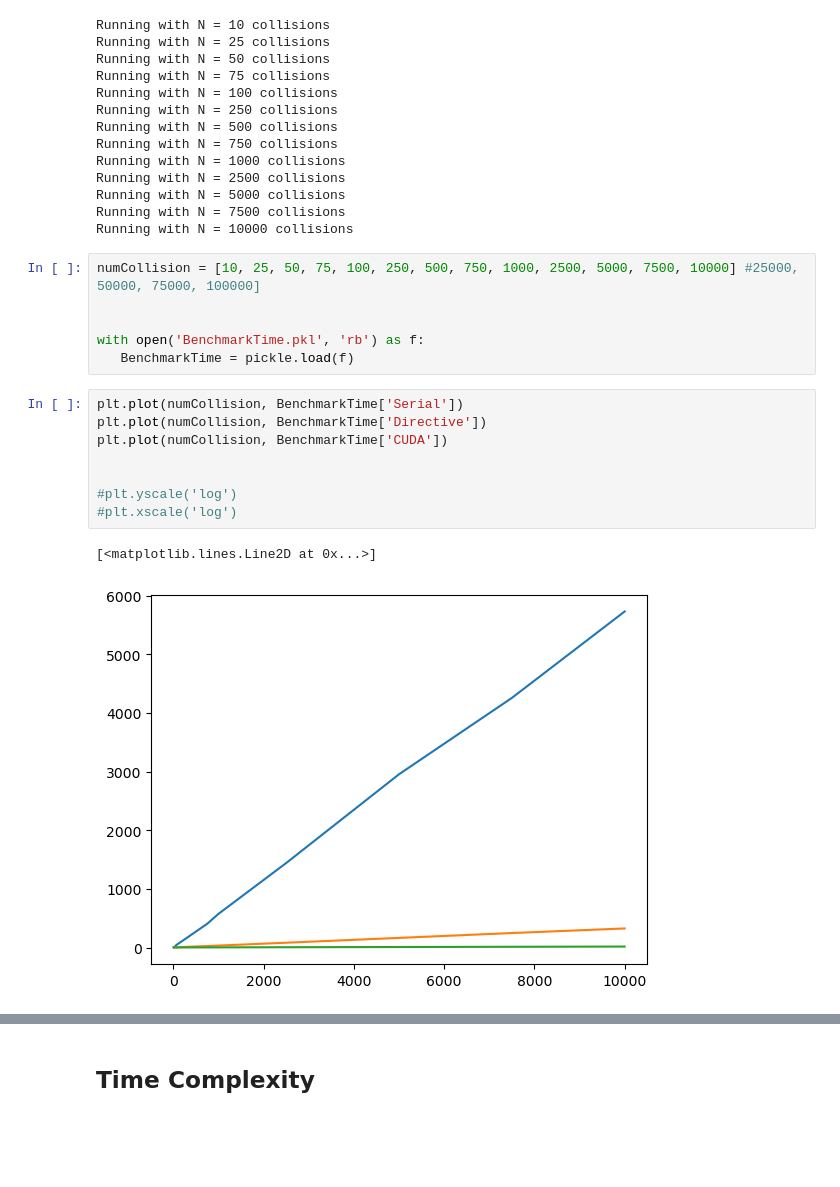
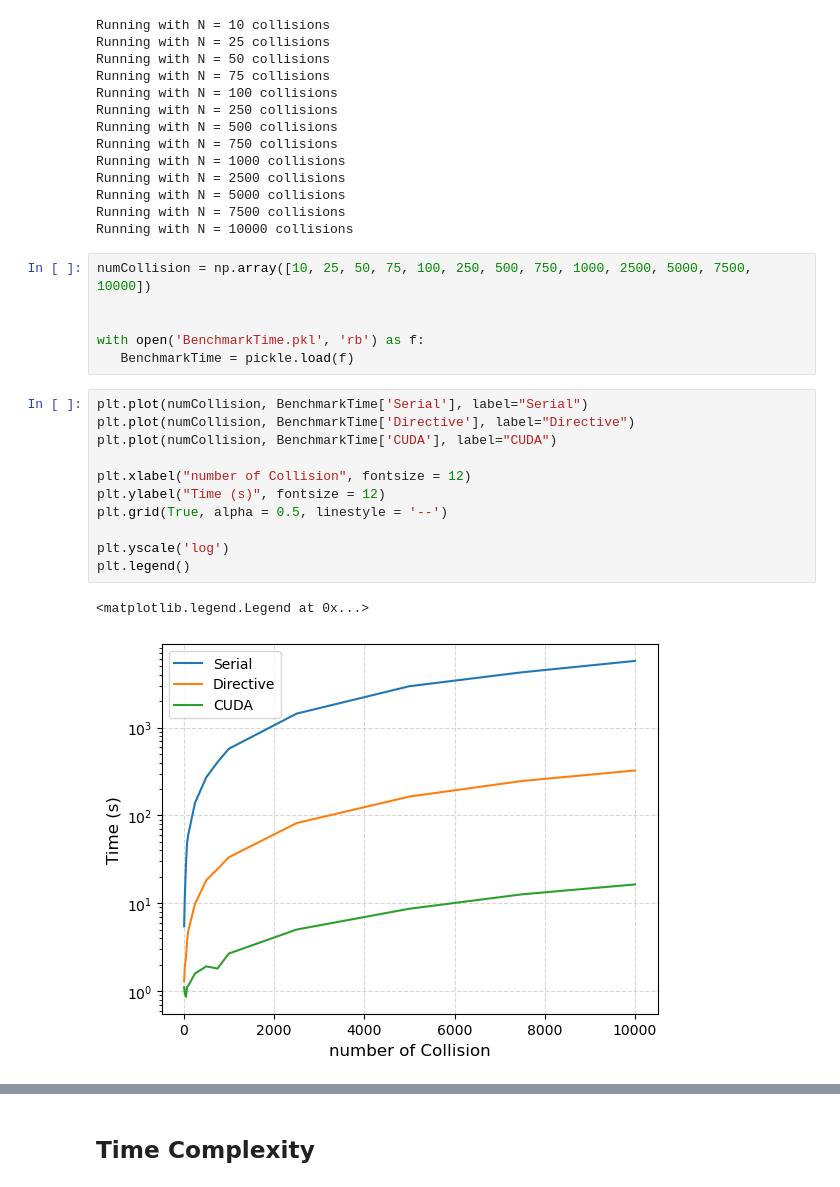
Before and after one commit to FrancescoLR02/JetClustering, a Jupyter notebook: Analysis.ipynb, the cells around one changed output, grey strips where cells are left out. Cells and saved outputs as stored; diff of their text form; blank space fills up the shorter version.

```diff
--- a/Analysis.ipynb
+++ b/Analysis.ipynb
@@ -291,19 +291,22 @@ Running with N = 5000 collisions
 Running with N = 7500 collisions
 Running with N = 10000 collisions
 # %%
-numCollision = [10, 25, 50, 75, 100, 250, 500, 750, 1000, 2500, 5000, 7500, 10000] #25000, 50000, 75000, 100000]
+numCollision = np.array([10, 25, 50, 75, 100, 250, 500, 750, 1000, 2500, 5000, 7500, 10000])
 
 
 with open('BenchmarkTime.pkl', 'rb') as f:
    BenchmarkTime = pickle.load(f)
 # %%
-plt.plot(numCollision, BenchmarkTime['Serial'])
-plt.plot(numCollision, BenchmarkTime['Directive'])
-plt.plot(numCollision, BenchmarkTime['CUDA'])
+plt.plot(numCollision, BenchmarkTime['Serial'], label="Serial")
+plt.plot(numCollision, BenchmarkTime['Directive'], label="Directive")
+plt.plot(numCollision, BenchmarkTime['CUDA'], label="CUDA")
 
+plt.xlabel("number of Collision", fontsize = 12)
+plt.ylabel("Time (s)", fontsize = 12)
+plt.grid(True, alpha = 0.5, linestyle = '--')
 
-#plt.yscale('log')
-#plt.xscale('log')
+plt.yscale('log')
+plt.legend()
 # %% [output]
-[<matplotlib.lines.Line2D at 0x...>]
+<matplotlib.legend.Legend at 0x...>
-[figure, old version]
+[figure, new version]
```
Also changed, not shown: parts of 1 cell of this notebook, 1 other file.
